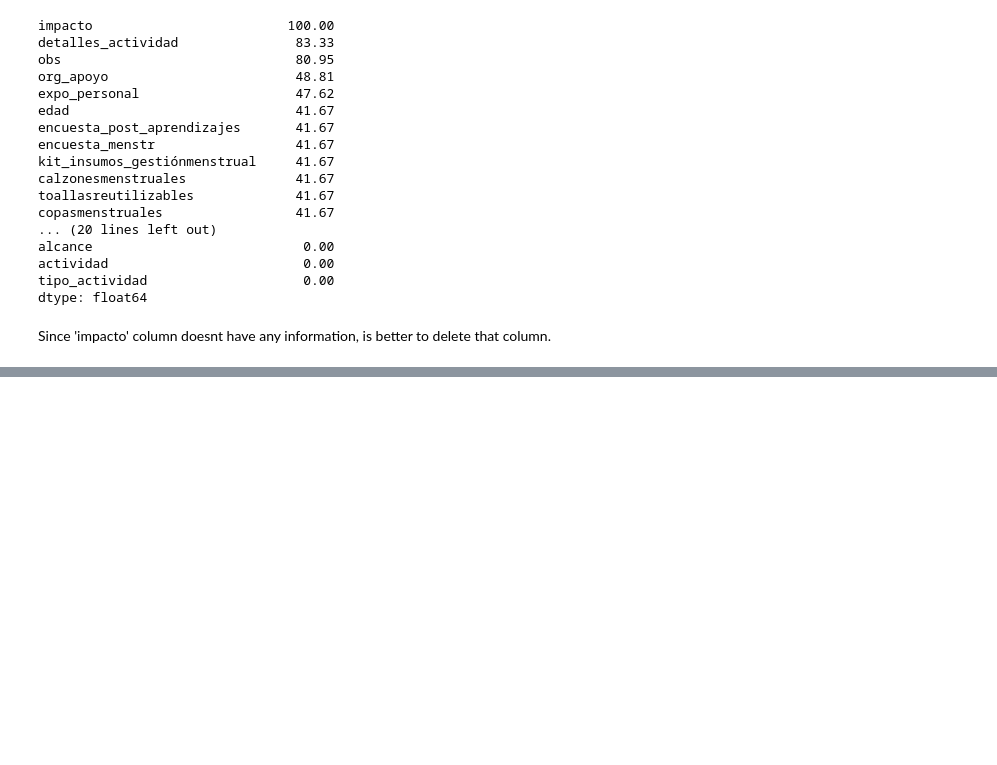
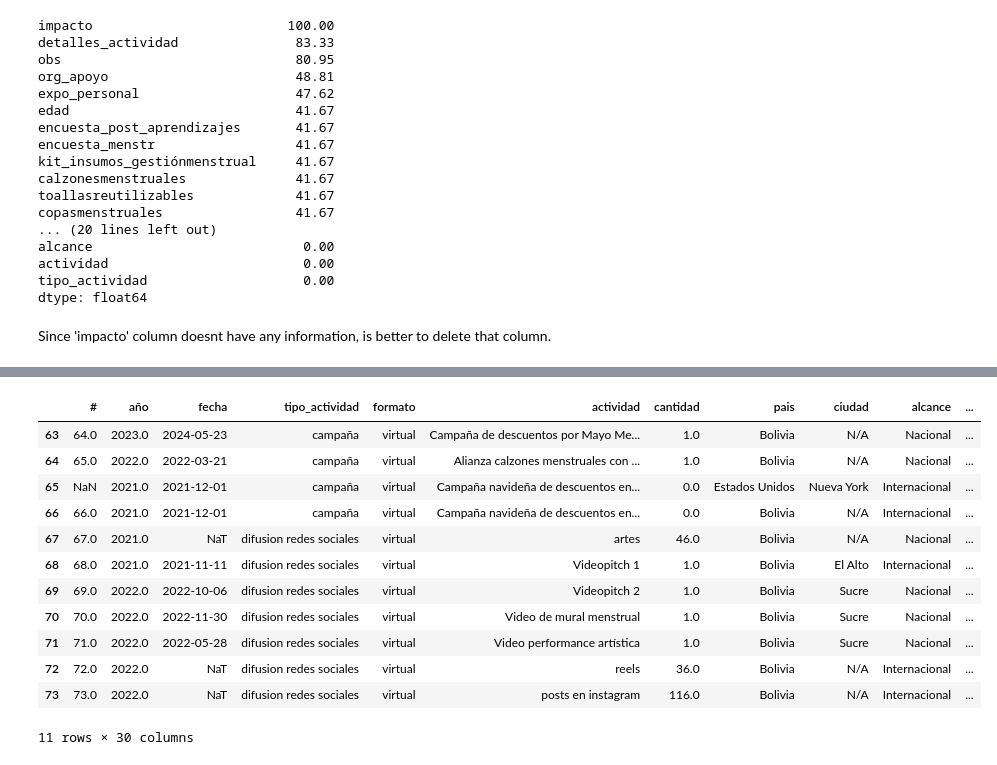
Before and after one commit to nata-regue/yawar, a Jupyter notebook: code/yawar_eda.ipynb, the cells around one changed output, grey strips where cells are left out. Cells and saved outputs as stored; diff of their text form; code cells hidden in the pictures; blank space fills up the shorter version.

```diff
--- a/code/yawar_eda.ipynb
+++ b/code/yawar_eda.ipynb
@@ -289,0 +331,2 @@ array(['Café AMTA', 'domicilio privado', 'UNIFRANZ EL ALTO ',
+# %%
+df_yawar_c['año'].fillna(method='ffill', inplace=True)
@@ -289,0 +342,3 @@ array(['Café AMTA', 'domicilio privado', 'UNIFRANZ EL ALTO ',
+# %%
+df_yawar_c.loc[65,'pais']='Estados Unidos'
+df_yawar_c.loc[66,'pais']='Bolivia'
@@ -289,0 +368,2 @@ array(['Café AMTA', 'domicilio privado', 'UNIFRANZ EL ALTO ',
+# %%
+df_yawar_c.loc[77:78,'formato']='escrito'
@@ -289,0 +417,16 @@ array(['Café AMTA', 'domicilio privado', 'UNIFRANZ EL ALTO ',
+# %%
+df_yawar_c[df_yawar_c['tipodeestablecimiento'].isna()]
+# %% [output]
+|  | # | año | fecha | tipo_actividad | formato | actividad | cantidad | pais | ciudad | alcance | ... |
+| 63 | 64.0 | 2023.0 | 2024-05-23 | campaña | virtual | Campaña de descuentos por Mayo Me... | 1.0 | Bolivia | N/A | Nacional | ... |
+| 64 | 65.0 | 2022.0 | 2022-03-21 | campaña | virtual | Alianza calzones menstruales con ... | 1.0 | Bolivia | N/A | Nacional | ... |
+| 65 | NaN | 2021.0 | 2021-12-01 | campaña | virtual | Campaña navideña de descuentos en... | 0.0 | Estados Unidos | Nueva York | Internacional | ... |
+| 66 | 66.0 | 2021.0 | 2021-12-01 | campaña | virtual | Campaña navideña de descuentos en... | 0.0 | Bolivia | N/A | Internacional | ... |
+| 67 | 67.0 | 2021.0 | NaT | difusion redes sociales | virtual | artes | 46.0 | Bolivia | N/A | Nacional | ... |
+| 68 | 68.0 | 2021.0 | 2021-11-11 | difusion redes sociales | virtual | Videopitch 1 | 1.0 | Bolivia | El Alto | Internacional | ... |
+| 69 | 69.0 | 2022.0 | 2022-10-06 | difusion redes sociales | virtual | Videopitch 2 | 1.0 | Bolivia | Sucre | Nacional | ... |
+| 70 | 70.0 | 2022.0 | 2022-11-30 | difusion redes sociales | virtual | Video de mural menstrual | 1.0 | Bolivia | Sucre | Nacional | ... |
+| 71 | 71.0 | 2022.0 | 2022-05-28 | difusion redes sociales | virtual | Video performance artística | 1.0 | Bolivia | Sucre | Nacional | ... |
+| 72 | 72.0 | 2022.0 | NaT | difusion redes sociales | virtual | reels | 36.0 | Bolivia | N/A | Internacional | ... |
+| 73 | 73.0 | 2022.0 | NaT | difusion redes sociales | virtual | posts en instagram | 116.0 | Bolivia | N/A | Internacional | ... |
+11 rows × 30 columns
```
Also changed, not shown: parts of 75 cells of this notebook.
